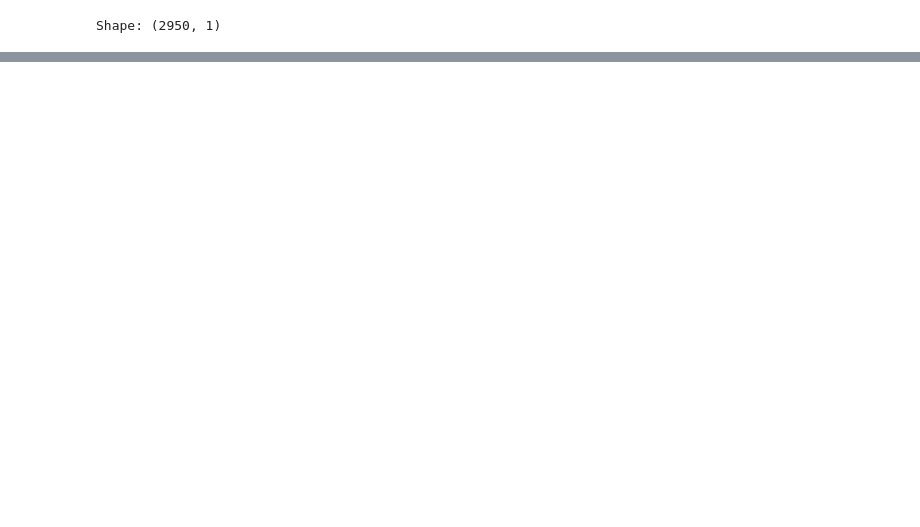
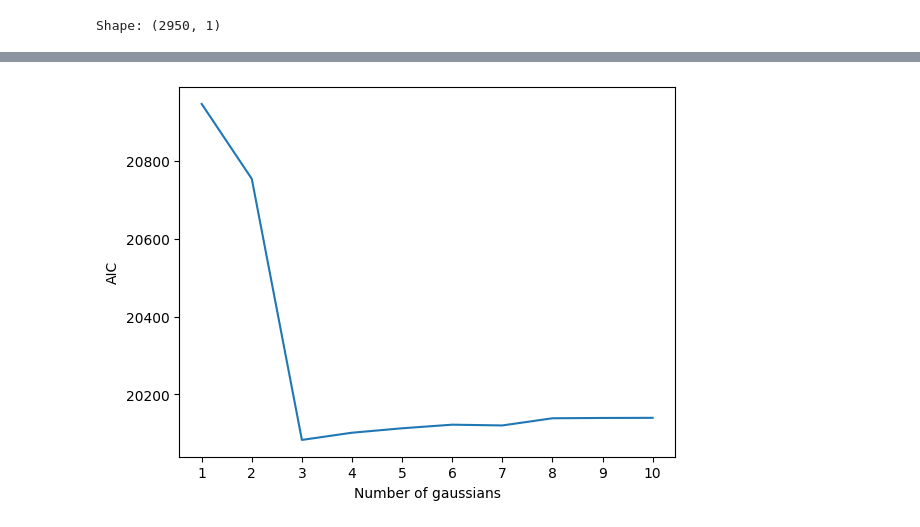
Before and after one commit to GiuliaConti/astrostatistics_bicocca_2024, a Jupyter notebook: working/E07_L06.ipynb, the cells around one changed output, grey strips where cells are left out. Cells and saved outputs as stored; diff of their text form; code cells hidden in the pictures; blank space fills up the shorter version.

```diff
--- a/working/E07_L06.ipynb
+++ b/working/E07_L06.ipynb
@@ -22 +38,11 @@ x = x0[:,np.newaxis]
+# %%
+plt.plot(ncomp_arr, AIC)
+
+plt.xlabel('Number of gaussians')
+plt.ylabel('AIC')
+plt.xticks(range(min(ncomp_arr), max(ncomp_arr) + 1))
+
+plt.show()
+# %% [output]
+[figure, added]
 # %%
```
Also changed, not shown: parts of 7 cells of this notebook, 1 other file.
